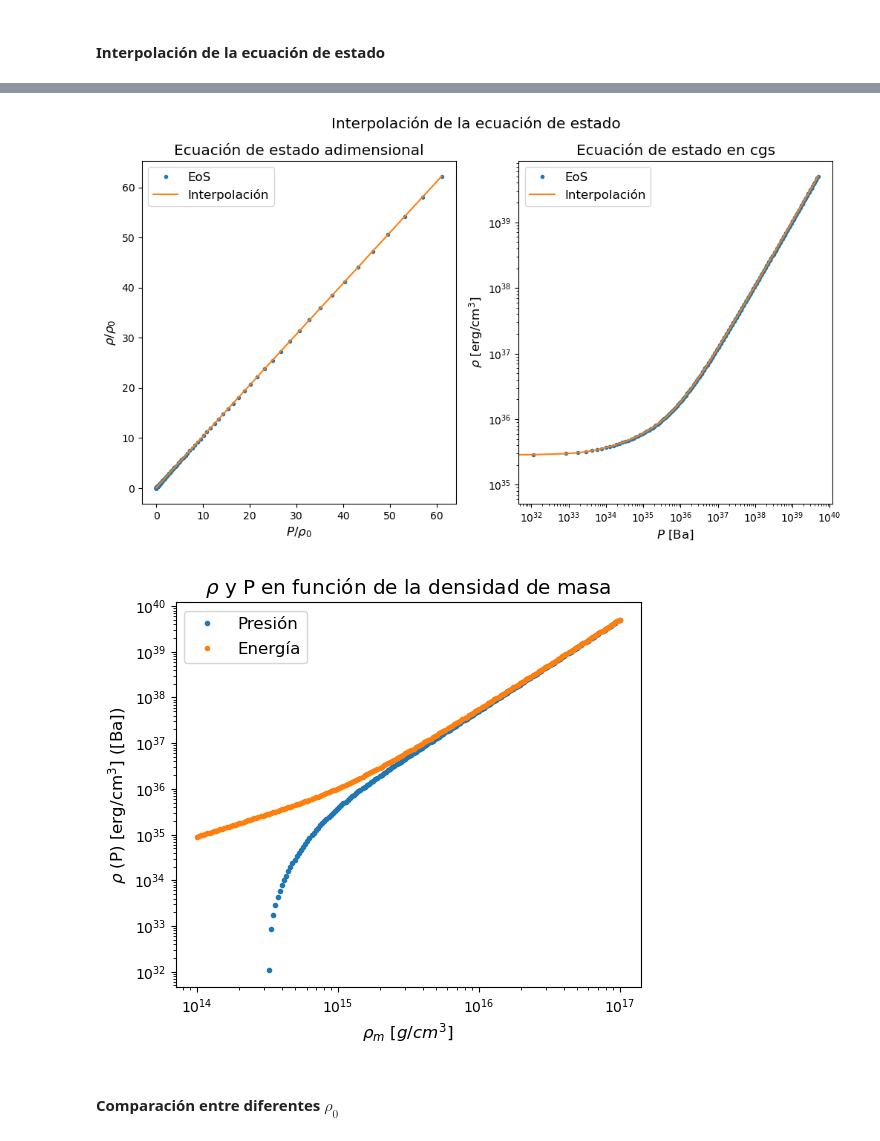
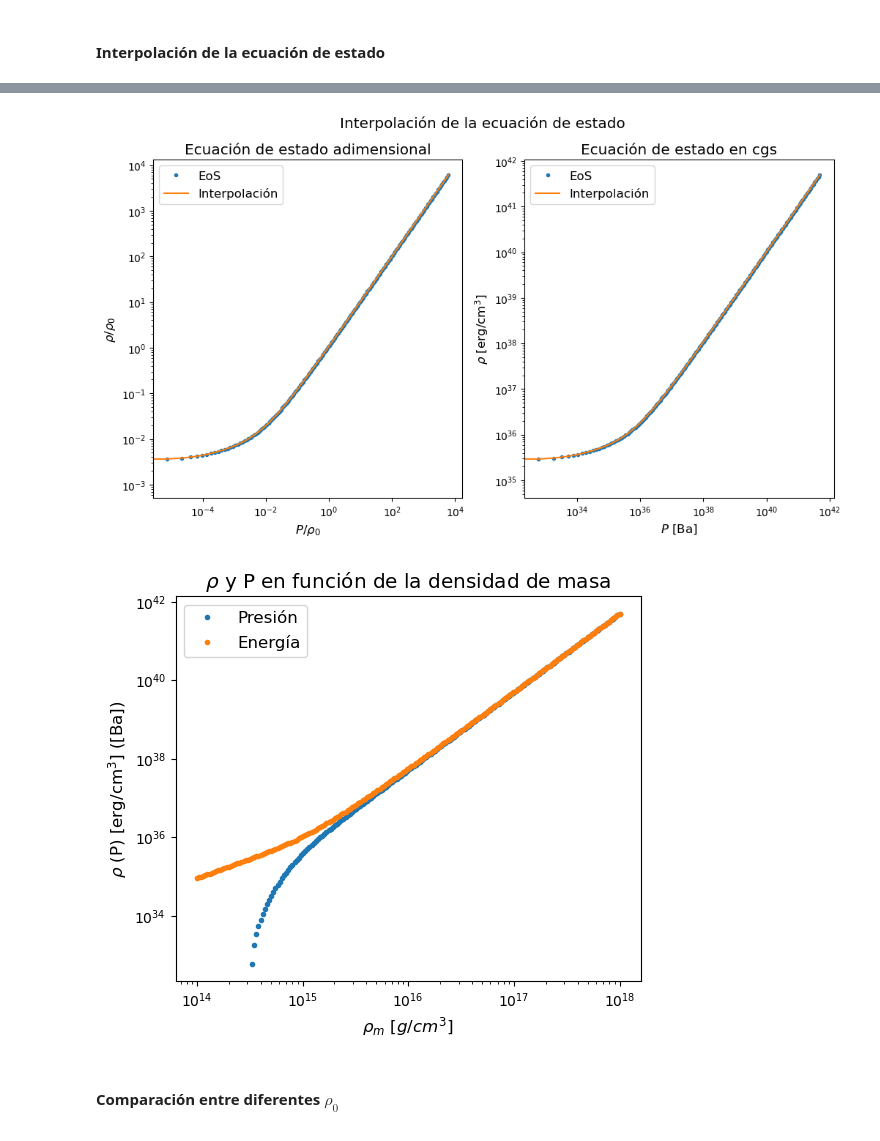
Before and after one commit to Vendetta0462/CalculosSimulaciones, a Jupyter notebook: NS_Structure/modelo_sigma-omega.ipynb, the cells around one changed output, grey strips where cells are left out. Saved outputs shown, nothing was run; the diff lists cells and outputs as text; code cells hidden in the pictures.

```diff
--- a/NS_Structure/modelo_sigma-omega.ipynb
+++ b/NS_Structure/modelo_sigma-omega.ipynb
@@ -108,12 +107,12 @@ def energia_presion(n_barion, A_sigma, A_omega, rho_0, return_x_f=False):
     else:
         return energia, presion
 
-def EoS(n_barion, A_sigma, A_omega, rho_0, return_presion_cambio=False, funcion_return='EoS'):
+def EoS(n_barions, A_sigma, A_omega, rho_0, return_presion_cambio=False, funcion_return='EoS'):
     energias = np.array([])
     presiones = np.array([])
     n_sirve = np.array([])
 
-    for n in n_barion:
+    for n in n_barions:
         energia, presion = energia_presion(n, A_sigma, A_omega, rho_0)
         energias = np.append(energias, energia)
         presiones = np.append(presiones, presion)
@@ -205,31 +204,31 @@ Densidad de saturación n_saturacion = 0.19536254832468525 1/fm^3 y energia de e
 #### Interpolación de la ecuación de estado
 # %%
 # Definimos el rango de densidades de bariones para la interpolación
-densidad_masa_max = 1e17*1e3 # g/cm^3 a kg/m^3
+densidad_masa_max = 1e18*1e3 # g/cm^3 a kg/m^3
 densidad_masa_min = 1e14*1e3 # g/cm^3 a kg/m^3
 n_barion_max = densidad_masa_max/m_nuc_MKS # m^-3
 n_barion_min = densidad_masa_min/m_nuc_MKS # m^-3
-n_barion = np.logspace(np.log10(n_barion_min), np.log10(n_barion_max), 200)
+n_barions = np.logspace(np.log10(n_barion_min), np.log10(n_barion_max), 200)
 
 # Tomamos un valor de rho_0 para la interpolación
 lambda_ = m_nuc**4/hbar**3 # Constante de escala empleada
-rho_0 = lambda_/2.0 # lambda_/(2*rho_0) = 1
+rho_0_lambda = lambda_/2.0 # lambda_/(2*rho_0) = 1
 # print("Densidad central = ", rho_0, "para n_barion_max = ", n_barion_max)
 
 # Hallamos a que densidad de bariones corresponde este valor de rho_0
-energias_inv, _, _, n_sirve, _ = EoS(n_barion, A_sigma, A_omega, rho_0, funcion_return='energia_inv')
+energias_inv, _, _, n_sirve, _ = EoS(n_barions, A_sigma, A_omega, rho_0_lambda, funcion_return='energia_inv')
 n_0 = energias_inv(1)
-print("Densidad central = ", rho_0, "para n_barion_max = ", n_0, "y en g/cm^3 =", format(n_0*m_nuc_MKS*1e-3,"2.2e"))
+print("Densidad central = ", rho_0_lambda, "para n_barion_max = ", n_0, "y en g/cm^3 =", format(n_0*m_nuc_MKS*1e-3,"2.2e"))
 
 # Interpolamos la ecuación de estado
-rho_P, presiones, energias, n_sirve, presion_cambio = EoS(n_barion, A_sigma, A_omega, rho_0, return_presion_cambio=True)
+rho_P, presiones, energias, n_sirve, presion_cambio = EoS(n_barions, A_sigma, A_omega, rho_0_lambda, return_presion_cambio=True)
 
 # Graficamos la ecuación de estado rho(P)
 fig, (ax1, ax2) = plt.subplots(1, 2, figsize=(12, 6))
 
 #Adimensional
-ax1.plot(presiones, energias, "o", label='EoS')
-ax1.plot(presiones, rho_P(presiones), label='Interpolación')
+ax1.loglog(presiones, energias, "o", label='EoS')
+ax1.loglog(presiones, rho_P(presiones), label='Interpolación')
 ax1.set_xlabel(r'$P/\rho_0$')
 ax1.set_ylabel(r'$\rho/\rho_0$')
 ax1.set_title('Ecuación de estado adimensional')
@@ -238,8 +237,8 @@ ax1.legend()
 #cgs
 rho_geoToMKS = c_MKS**4/G_MKS # factor de conversión de densidad de energía y presión de unidades geométricas a MKS
 rho_MKSTocgs = 10 # factor de conversión de densidad de energía y presión de unidades MKS a cgs
-ax2.loglog(presiones*rho_0*rho_geoToMKS*rho_MKSTocgs, energias*rho_0*rho_geoToMKS*rho_MKSTocgs, "o", label='EoS')
-ax2.loglog(presiones*rho_0*rho_geoToMKS*rho_MKSTocgs, rho_P(presiones)*rho_0*rho_geoToMKS*rho_MKSTocgs, label='Interpolación')
+ax2.loglog(presiones*rho_0_lambda*rho_geoToMKS*rho_MKSTocgs, energias*rho_0_lambda*rho_geoToMKS*rho_MKSTocgs, "o", label='EoS')
+ax2.loglog(presiones*rho_0_lambda*rho_geoToMKS*rho_MKSTocgs, rho_P(presiones)*rho_0_lambda*rho_geoToMKS*rho_MKSTocgs, label='Interpolación')
 ax2.set_xlabel(r'$P$ [Ba]')
 ax2.set_ylabel(r'$\rho$ [erg/cm$^3$]')
 ax2.set_title('Ecuación de estado en cgs')
@@ -250,8 +249,8 @@ plt.show()
 
 # Graficamos presión y energía en función de n_barion
 plt.figure(figsize=(6, 5))
-plt.loglog(n_sirve*m_nuc_MKS*1e-3, presiones*rho_0*rho_geoToMKS*rho_MKSTocgs, "o", label='Presión')
-plt.loglog(n_sirve*m_nuc_MKS*1e-3, energias*rho_0*rho_geoToMKS*rho_MKSTocgs, "o", label='Energía')
+plt.loglog(n_sirve*m_nuc_MKS*1e-3, presiones*rho_0_lambda*rho_geoToMKS*rho_MKSTocgs, "o", label='Presión')
+plt.loglog(n_sirve*m_nuc_MKS*1e-3, energias*rho_0_lambda*rho_geoToMKS*rho_MKSTocgs, "o", label='Energía')
 plt.xlabel(r'$\rho_m$ $[g/cm^3]$')
 plt.ylabel(r'$\rho$ (P) [erg/cm$^3$] ([Ba])')
 plt.title(r'$\rho$ y P en función de la densidad de masa')
@@ -262,5 +261,5 @@ Densidad central =  6.676657290559714e-08 para n_barion_max =  7.269798291290588
-[figure, old version]
+[figure, new version]
-[figure, old version]
+[figure, new version]
 # %% [markdown]
 #### Comparación entre diferentes $\rho_0$
 # %%
```
Also changed, not shown: parts of 9 cells of this notebook.
